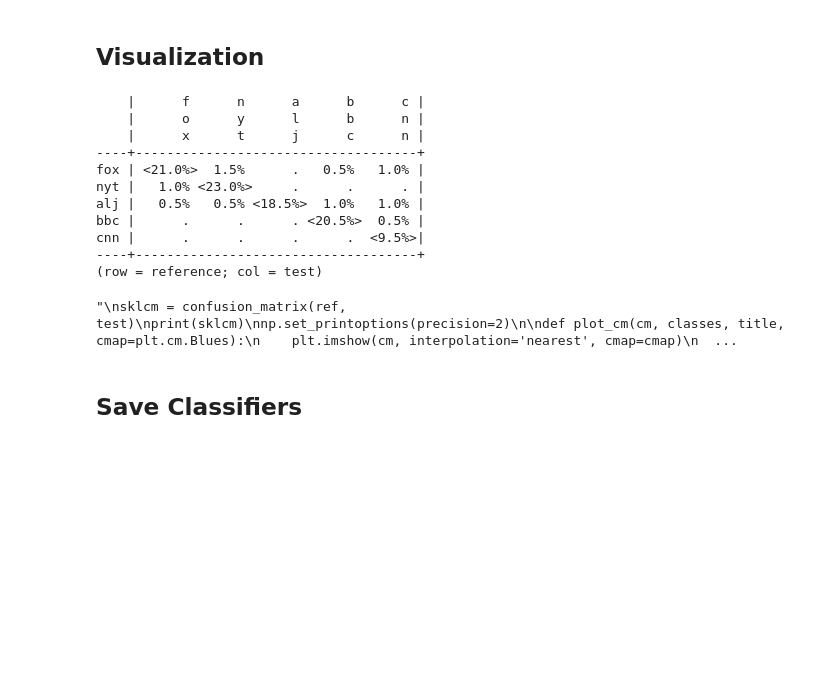
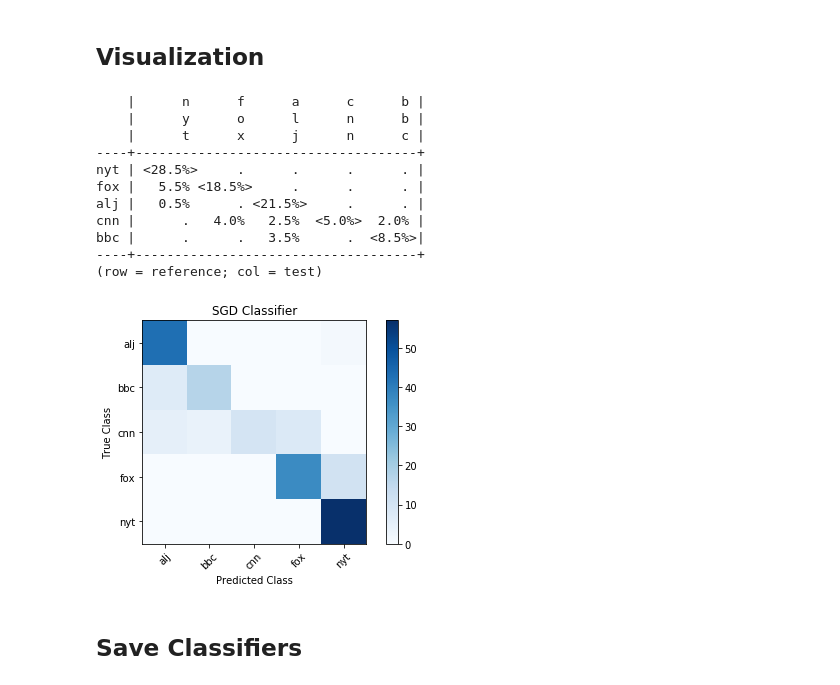
Before and after one commit to blkilpatrick42/articleClassifier, a Jupyter notebook: TrainClassifiers.ipynb, the cells around one changed output. Drawn from its saved outputs; the diff is of its cells as text; code cells hidden in the pictures; blank space fills up the shorter version.

```diff
--- a/TrainClassifiers.ipynb
+++ b/TrainClassifiers.ipynb
@@ -102,6 +126,9 @@ Length of featuresets: 1402
 # %% [markdown]
 ## Naive Bayes Classifier
 # %%
+featuresets = pickle.load( open( "Featuresets/featuresets.pickle", "rb" ) )
+train_set, test_set = featuresets[200:], featuresets[:200]
+
 classifier = nltk.NaiveBayesClassifier.train(train_set)
 print("NB Acc:", nltk.classify.accuracy(classifier, test_set) * 100)
 classifier.show_most_informative_features(25)
@@ -133,0 +155,35 @@ SGD Acc: 92.5
+# %%
+from collections import defaultdict
+from nltk.classify import SklearnClassifier
+from sklearn.linear_model import SGDClassifier
+from sklearn.naive_bayes import MultinomialNB
+from nltk.probability import FreqDist, DictionaryProbDist, ELEProbDist, sum_logs
+import nltk
+import numpy as np
+import pickle
+
+
+class SKLearnWrapper(SklearnClassifier):
+
+    def print_informative_features(self, length=10):
+        feature_names = self._vectorizer.get_feature_names()
+        top_list = []
+        print(''.join([ "{:<20}".format(label) for label in self.labels()]))
+        for i, label in enumerate(self.labels()):
+            top = np.argsort(self._clf.coef_[i])[-length:]
+            top = [feature_names[j] for j in top]
+            top_list.append(top)
+            #print("%s: %s" % (label, " ".join(feature_names[j] for j in top)))
+        for i in range(1, length+1):
+            print(''.join(["{:<20}".format(top[-i]) for top in top_list]))
+
+
+# Loading in Featuresets
+featuresets = pickle.load( open( "Featuresets/featuresets.pickle", "rb" ) )
+train_set, test_set = featuresets[200:], featuresets[:200]
+
+# Training and results with SGD
+SGD_classifier = SKLearnWrapper(SGDClassifier(loss="hinge", penalty="elasticnet", alpha=0.1))
+SGD_classifier.train(train_set)
+print("SGD Acc:", nltk.classify.accuracy(SGD_classifier, test_set) * 100)
+SGD_classifier.print_informative_features(25)
@@ -144,46 +218,43 @@ import numpy as np
 #    if(test[1] == 'fox'):
 #        print(test[0])
 
 ref = [org for (art, org) in test_set]
 test = [SGD_classifier.classify(art) for (art, org) in test_set]
 
 cm = nltk.ConfusionMatrix(ref, test)
 print(cm.pretty_format(sort_by_count=True, show_percents=True, truncate=9))
 
 
-'''
 sklcm = confusion_matrix(ref, test)
-print(sklcm)
 np.set_printoptions(precision=2)
 
 def plot_cm(cm, classes, title, cmap=plt.cm.Blues):
     plt.imshow(cm, interpolation='nearest', cmap=cmap)
     plt.title(title)
     plt.colorbar()
     tick_marks = np.arange(len(classes))
     plt.xticks(tick_marks, classes, rotation=45)
     plt.yticks(tick_marks, classes)
     plt.tight_layout()
     plt.ylabel('True Class')
     plt.xlabel('Predicted Class')
 
 plt.figure()
-plot_cm(sklcm, classes=['bbc', 'nyt', 'cnn'], title='SGD Classifier')
+plot_cm(sklcm, classes=SGD_classifier.labels(), title='SGD Classifier')
 plt.show()
-'''
 # %% [output]
-    |      f      n      a      b      c |
-    |      o      y      l      b      n |
-    |      x      t      j      c      n |
+    |      n      f      a      c      b |
+    |      y      o      l      n      b |
+    |      t      x      j      n      c |
 ----+------------------------------------+
-fox | <21.0%>  1.5%      .   0.5%   1.0% |
-nyt |   1.0% <23.0%>     .      .      . |
-alj |   0.5%   0.5% <18.5%>  1.0%   1.0% |
-bbc |      .      .      . <20.5%>  0.5% |
-cnn |      .      .      .      .  <9.5%>|
+nyt | <28.5%>     .      .      .      . |
+fox |   5.5% <18.5%>     .      .      . |
+alj |   0.5%      . <21.5%>     .      . |
+cnn |      .   4.0%   2.5%  <5.0%>  2.0% |
+bbc |      .      .   3.5%      .  <8.5%>|
 ----+------------------------------------+
 (row = reference; col = test)
-"\nsklcm = confusion_matrix(ref, test)\nprint(sklcm)\nnp.set_printoptions(precision=2)\n\ndef plot_cm(cm, classes, title, cmap=plt.cm.Blues):\n    plt.imshow(cm, interpolation='nearest', cmap=cmap)\n  ...
+[figure, added]
 # %% [markdown]
 ## Save Classifiers
 # %%
```
Also changed, not shown: parts of 6 cells of this notebook, 10 other files.
